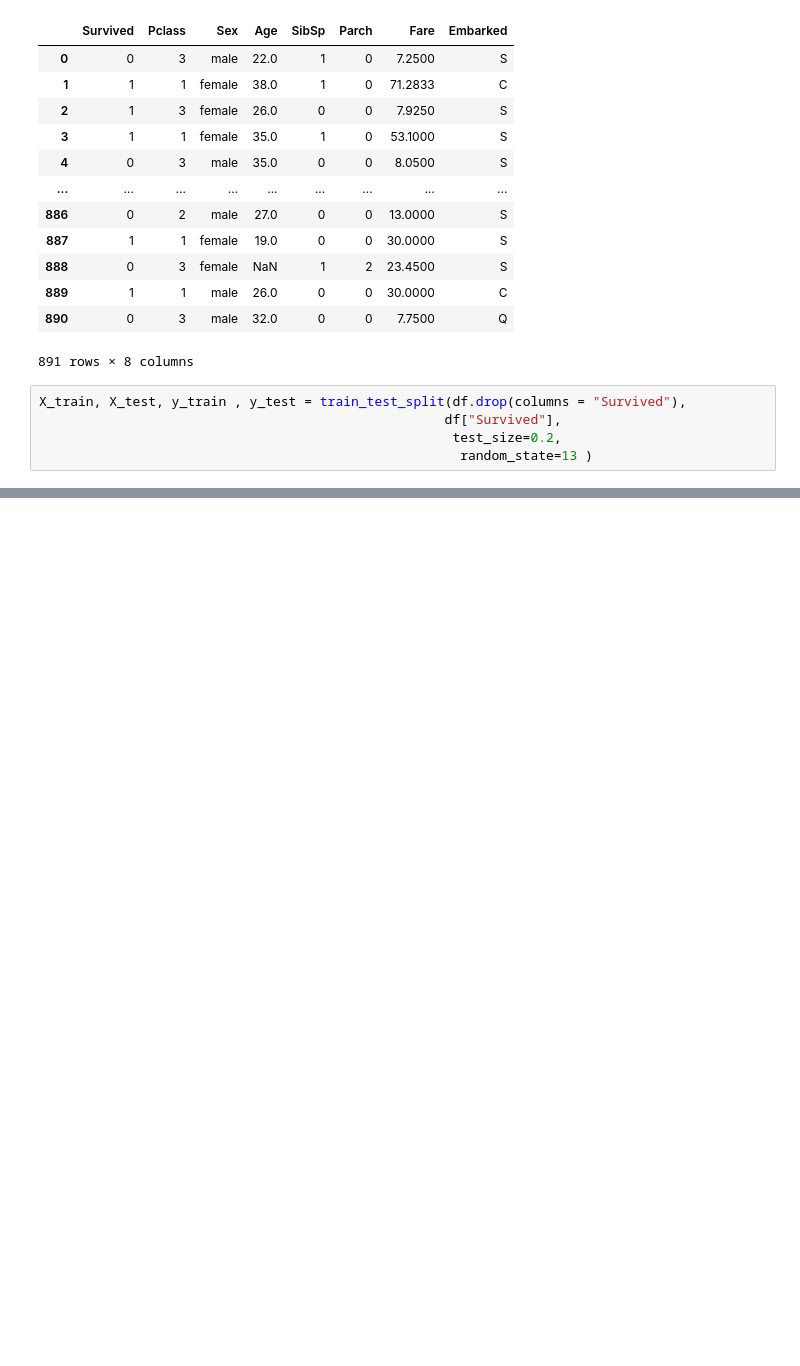
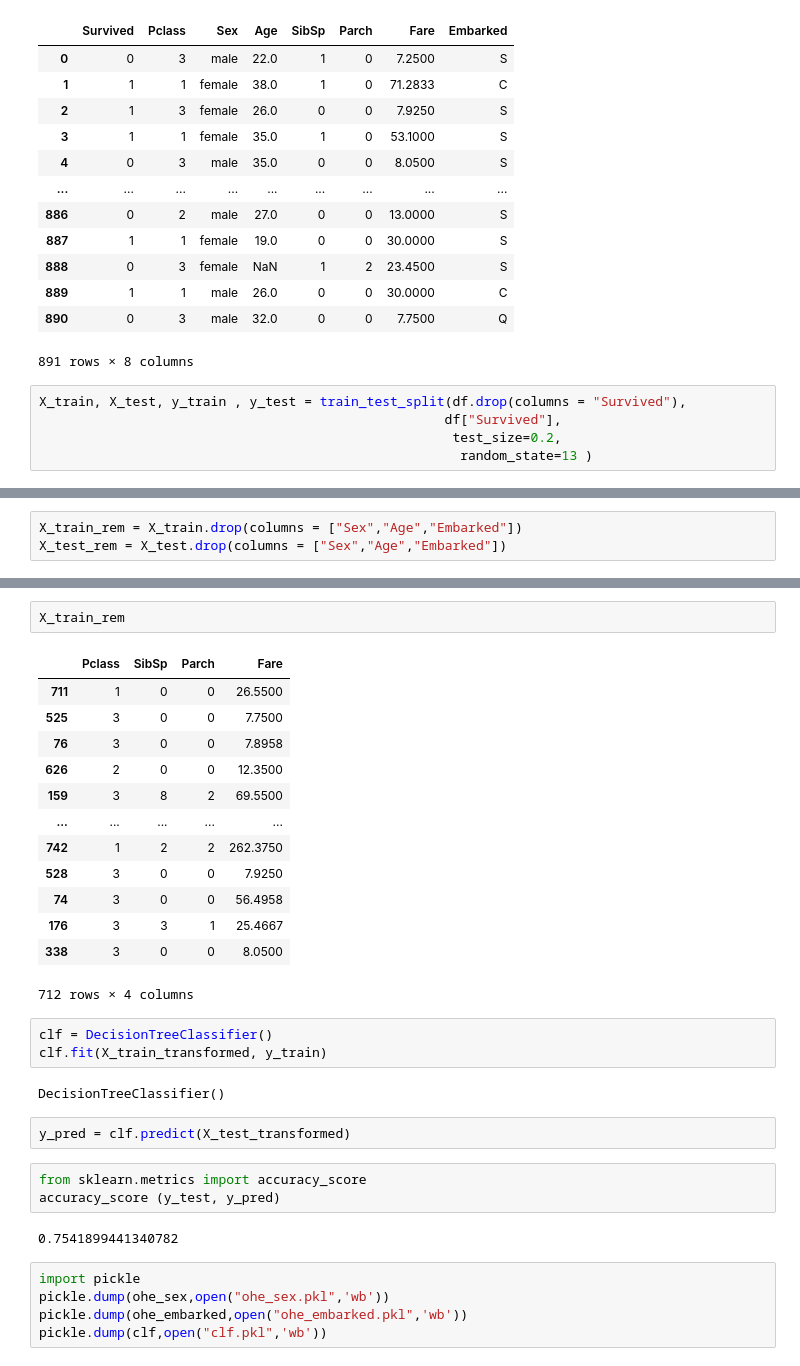
Before and after one commit to rohit-496/Machine-Learning, a Jupyter notebook: Pipelines/code.ipynb, the cells around one changed output, grey strips where cells are left out. Drawn from its saved outputs; the diff is of its cells as text; blank space fills up the shorter version.

Commit message:
Metrics

```diff
--- a/Pipelines/code.ipynb
+++ b/Pipelines/code.ipynb
@@ -40,0 +119,3 @@ X_train, X_test, y_train , y_test = train_test_split(df.drop(columns = "Survived
+# %%
+X_train_rem = X_train.drop(columns = ["Sex","Age","Embarked"])
+X_test_rem = X_test.drop(columns = ["Sex","Age","Embarked"])
@@ -40,0 +135,33 @@ X_train, X_test, y_train , y_test = train_test_split(df.drop(columns = "Survived
+# %%
+X_train_rem
+# %% [output]
+|  | Pclass | SibSp | Parch | Fare |
+| 711 | 1 | 0 | 0 | 26.5500 |
+| 525 | 3 | 0 | 0 | 7.7500 |
+| 76 | 3 | 0 | 0 | 7.8958 |
+| 626 | 2 | 0 | 0 | 12.3500 |
+| 159 | 3 | 8 | 2 | 69.5500 |
+| ... | ... | ... | ... | ... |
+| 742 | 1 | 2 | 2 | 262.3750 |
+| 528 | 3 | 0 | 0 | 7.9250 |
+| 74 | 3 | 0 | 0 | 56.4958 |
+| 176 | 3 | 3 | 1 | 25.4667 |
+| 338 | 3 | 0 | 0 | 8.0500 |
+712 rows × 4 columns
+# %%
+clf = DecisionTreeClassifier()
+clf.fit(X_train_transformed, y_train)
+# %% [output]
+DecisionTreeClassifier()
+# %%
+y_pred = clf.predict(X_test_transformed)
+# %%
+from sklearn.metrics import accuracy_score
+accuracy_score (y_test, y_pred)
+# %% [output]
+0.7541899441340782
+# %%
+import pickle
+pickle.dump(ohe_sex,open("ohe_sex.pkl",'wb'))
+pickle.dump(ohe_embarked,open("ohe_embarked.pkl",'wb'))
+pickle.dump(clf,open("clf.pkl",'wb'))
```
Also changed, not shown: parts of 10 cells of this notebook, 10 other files.
